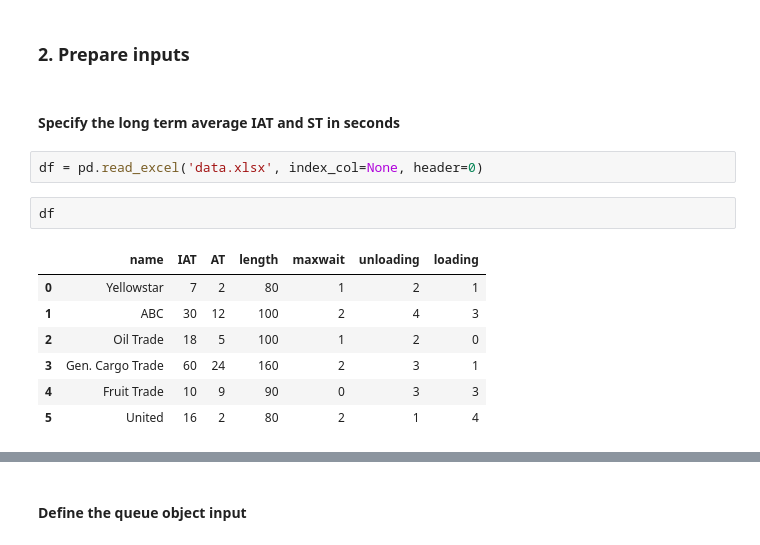
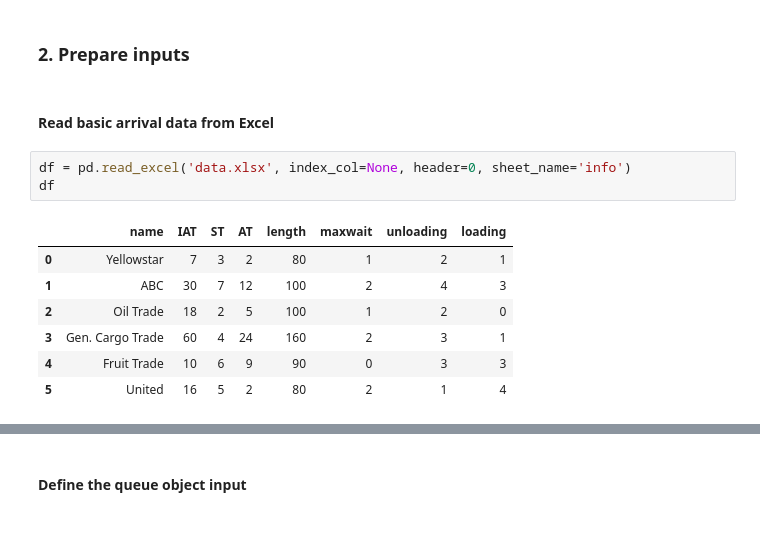
Before and after one commit to TUDelft-CITG/OpenQTSim, a Jupyter notebook: notebooks/Queueing theory - D D 1 example.ipynb, the cells around one changed output, grey strips where cells are left out. Cells and saved outputs as stored; diff of their text form.

```diff
--- a/notebooks/Queueing theory - D D 1 example.ipynb
+++ b/notebooks/Queueing theory - D D 1 example.ipynb
@@ -23,17 +14,16 @@ import queueing
 import matplotlib.pyplot as plt
 # %% [markdown]
 ### 2. Prepare inputs
-# %% [markdown]
-#### Specify the long term average IAT and ST in seconds
+# %% [markdown]
+#### Read basic arrival data from Excel
 # %%
-df = pd.read_excel('data.xlsx', index_col=None, header=0)
+df = pd.read_excel('data.xlsx', index_col=None, header=0, sheet_name='info')
+df
+# %% [output]
+|  | name | IAT | ST | AT | length | maxwait | unloading | loading |
+| 0 | Yellowstar | 7 | 3 | 2 | 80 | 1 | 2 | 1 |
+| 1 | ABC | 30 | 7 | 12 | 100 | 2 | 4 | 3 |
+| 2 | Oil Trade | 18 | 2 | 5 | 100 | 1 | 2 | 0 |
+| 3 | Gen. Cargo Trade | 60 | 4 | 24 | 160 | 2 | 3 | 1 |
+| 4 | Fruit Trade | 10 | 6 | 9 | 90 | 0 | 3 | 3 |
+| 5 | United | 16 | 5 | 2 | 80 | 2 | 1 | 4 |
-# %%
-df
-# %% [output]
-|  | name | IAT | AT | length | maxwait | unloading | loading |
-| 0 | Yellowstar | 7 | 2 | 80 | 1 | 2 | 1 |
-| 1 | ABC | 30 | 12 | 100 | 2 | 4 | 3 |
-| 2 | Oil Trade | 18 | 5 | 100 | 1 | 2 | 0 |
-| 3 | Gen. Cargo Trade | 60 | 24 | 160 | 2 | 3 | 1 |
-| 4 | Fruit Trade | 10 | 9 | 90 | 0 | 3 | 3 |
-| 5 | United | 16 | 2 | 80 | 2 | 1 | 4 |
```
Also changed, not shown: parts of 12 cells of this notebook, 2 other files.
